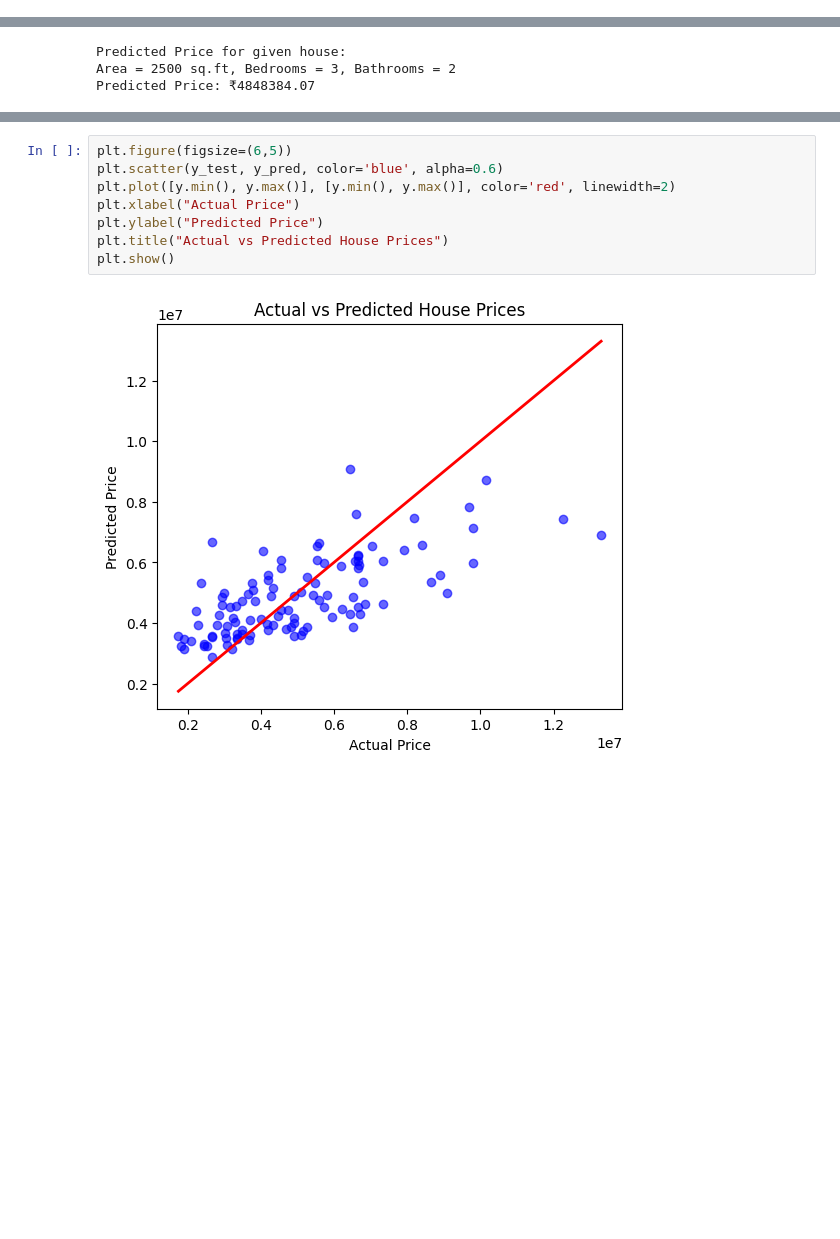
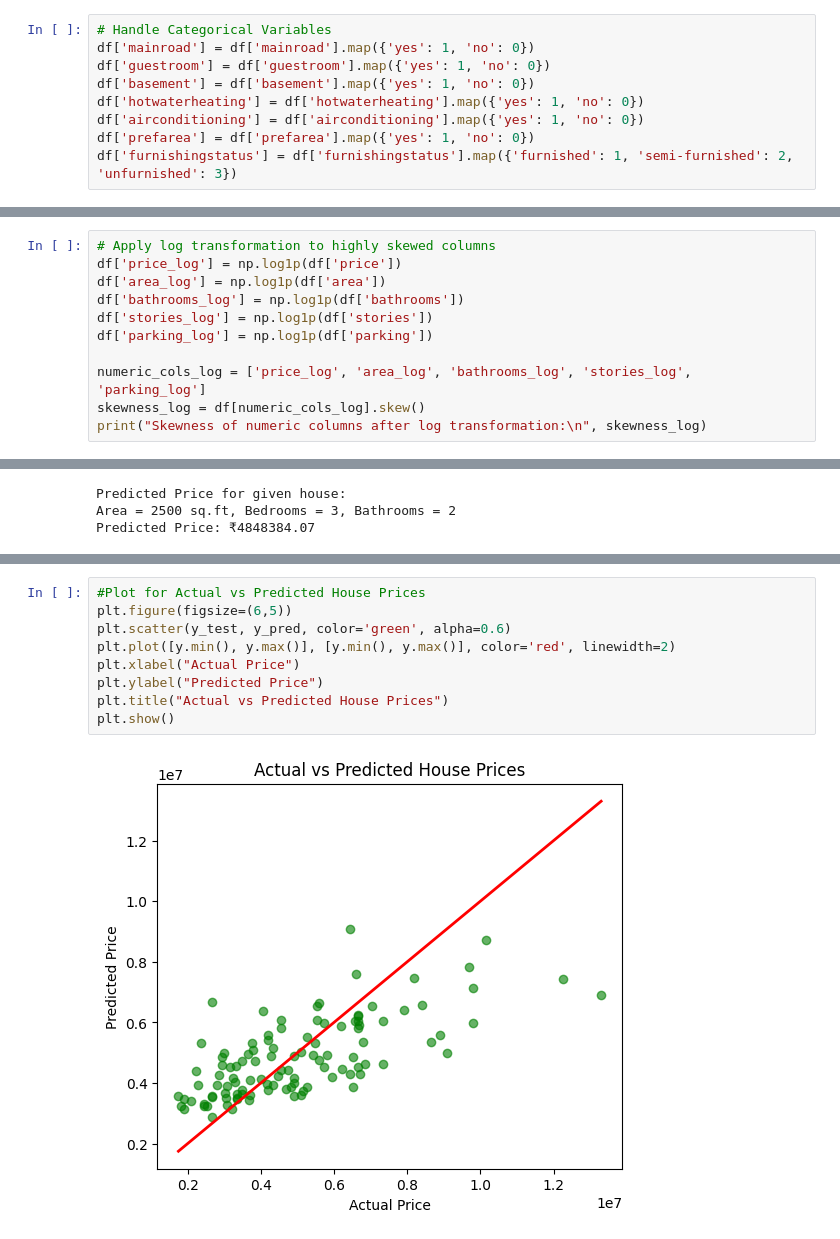
Before and after one commit to Sunmathi-A77/House_Price_Prediction, a Jupyter notebook: House_Price_Prediction.ipynb, the cells around one changed output, grey strips where cells are left out. Drawn from its saved outputs; the diff is of its cells as text; blank space fills up the shorter version.

```diff
--- a/House_Price_Prediction.ipynb
+++ b/House_Price_Prediction.ipynb
@@ -19,0 +111,9 @@ df.head()
+# %%
+# Handle Categorical Variables
+df['mainroad'] = df['mainroad'].map({'yes': 1, 'no': 0})
+df['guestroom'] = df['guestroom'].map({'yes': 1, 'no': 0})
+df['basement'] = df['basement'].map({'yes': 1, 'no': 0})
+df['hotwaterheating'] = df['hotwaterheating'].map({'yes': 1, 'no': 0})
+df['airconditioning'] = df['airconditioning'].map({'yes': 1, 'no': 0})
+df['prefarea'] = df['prefarea'].map({'yes': 1, 'no': 0})
+df['furnishingstatus'] = df['furnishingstatus'].map({'furnished': 1, 'semi-furnished': 2, 'unfurnished': 3})
@@ -19,0 +197,11 @@ df.head()
+# %%
+# Apply log transformation to highly skewed columns
+df['price_log'] = np.log1p(df['price'])
+df['area_log'] = np.log1p(df['area'])
+df['bathrooms_log'] = np.log1p(df['bathrooms'])
+df['stories_log'] = np.log1p(df['stories'])
+df['parking_log'] = np.log1p(df['parking'])
+
+numeric_cols_log = ['price_log', 'area_log', 'bathrooms_log', 'stories_log', 'parking_log']
+skewness_log = df[numeric_cols_log].skew()
+print("Skewness of numeric columns after log transformation:\n", skewness_log)
@@ -92,10 +337,11 @@ Predicted Price: ₹4848384.07
 # %%
+#Plot for Actual vs Predicted House Prices
 plt.figure(figsize=(6,5))
-plt.scatter(y_test, y_pred, color='blue', alpha=0.6)
+plt.scatter(y_test, y_pred, color='green', alpha=0.6)
 plt.plot([y.min(), y.max()], [y.min(), y.max()], color='red', linewidth=2)
 plt.xlabel("Actual Price")
 plt.ylabel("Predicted Price")
 plt.title("Actual vs Predicted House Prices")
 plt.show()
 # %% [output]
-[figure, old version]
+[figure, new version]
```
Also changed, not shown: parts of 16 cells of this notebook, 1 other file.
